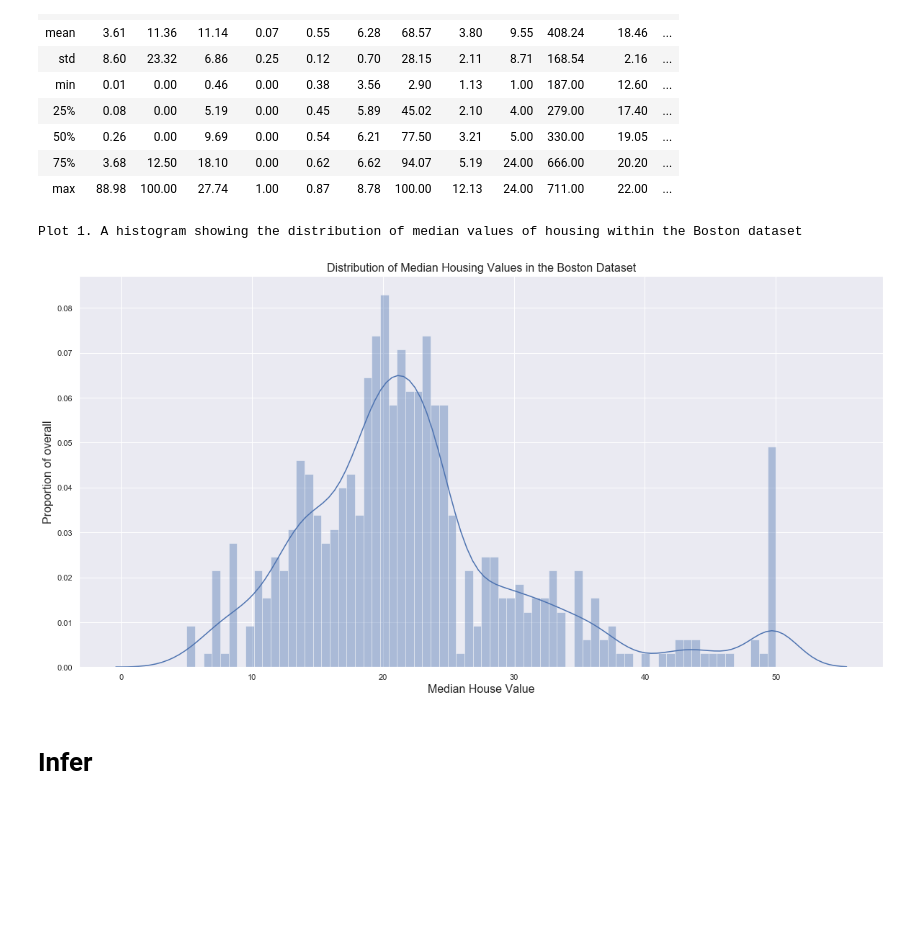
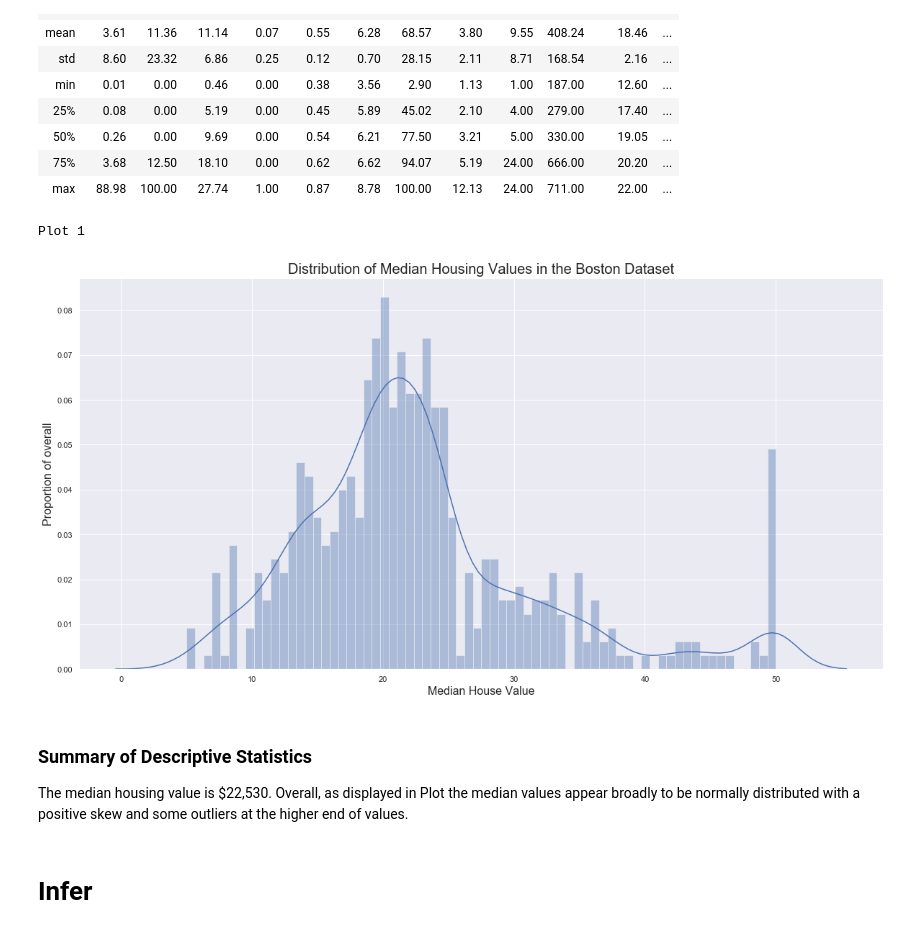
Before and after one commit to SimonMcLain/ML-Statistics-Project-2019-G00364775, a Jupyter notebook: Submission.ipynb, the cells around one changed output. Drawn from its saved outputs; the diff is of its cells as text; code cells hidden in the pictures; blank space fills up the shorter version.

```diff
--- a/Submission.ipynb
+++ b/Submission.ipynb
@@ -95,14 +93,17 @@ Table 1. Full Descriptive Statistics
 # %%
 sns.set(rc={'figure.figsize':(20,10)})
 x = pd.Series(df['MEDV'])
-ax = sns.distplot(x, bins=70, color='b')
-plt.title('Distribution of Median Housing Values in the Boston Dataset', fontsize=16)
+ax = sns.distplot(x, bins=70, color='b', norm_hist=False, hist=True)
+plt.title('Distribution of Median Housing Values in the Boston Dataset', fontsize=20)
 plt.ylabel('Proportion of overall', fontsize=16)
 plt.xlabel('Median House Value', fontsize=16)
-print('Plot 1. A histogram showing the distribution of median values of housing within the Boston dataset')
+print('Plot 1')
 # %% [output]
-Plot 1. A histogram showing the distribution of median values of housing within the Boston dataset
+Plot 1
-[figure, old version]
+[figure, new version]
+# %% [markdown]
+### Summary of Descriptive Statistics
+The median housing value is $22,530. Overall, as displayed in Plot  the median values appear broadly to be normally distributed with a positive skew and some outliers at the higher end of values.
 # %% [markdown]
 # Infer
 # %% [markdown]
```
Also changed, not shown: parts of 45 cells of this notebook, 5 other files.
